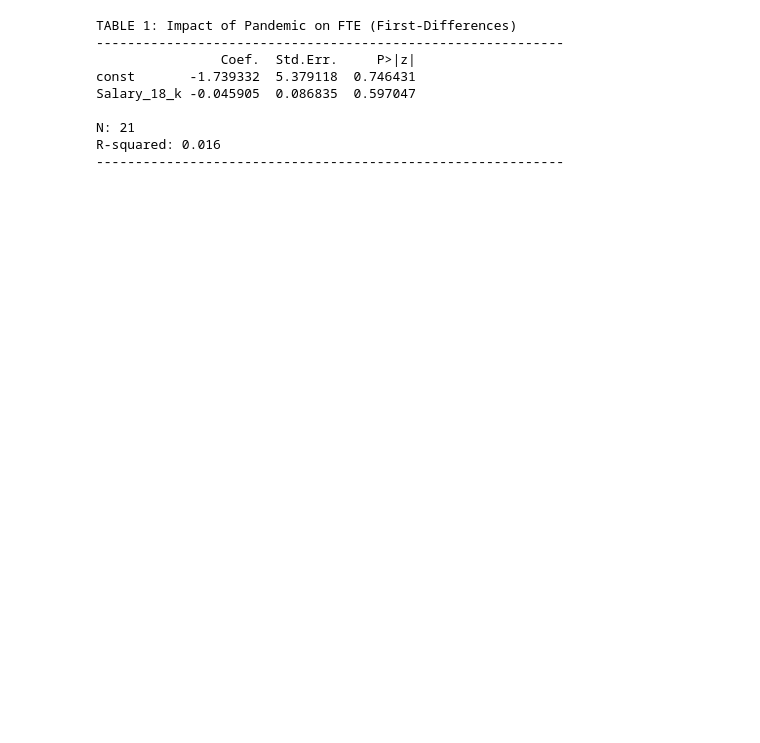
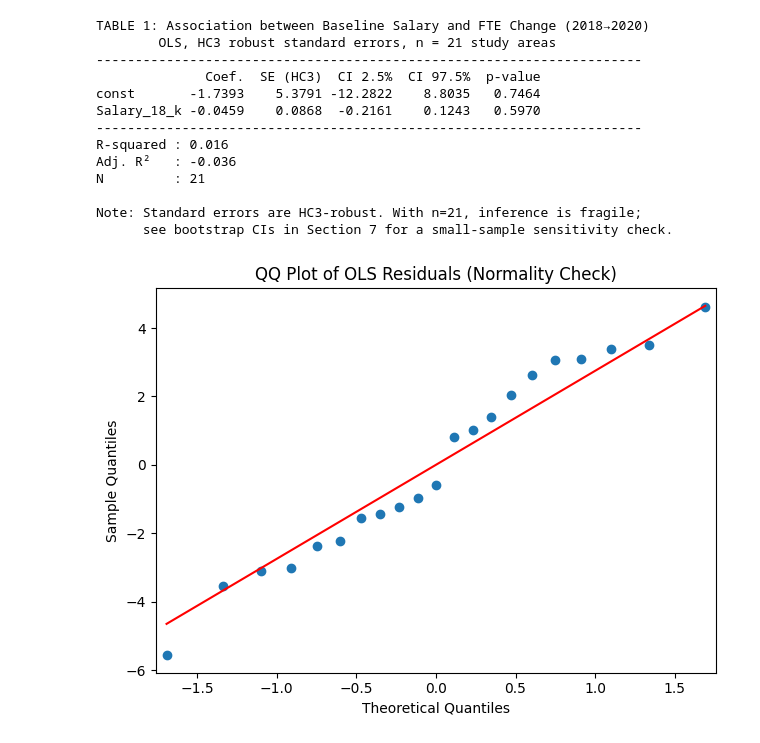
Before and after one commit to atikahtajarimim/ecc3479-project, a Jupyter notebook: code/econometric_analysis.ipynb, the cells around one changed output. Drawn from its saved outputs; the diff is of its cells as text; code cells hidden in the pictures; blank space fills up the shorter version.

```diff
--- a/code/econometric_analysis.ipynb
+++ b/code/econometric_analysis.ipynb
@@ -92,18 +168,43 @@ Below is the professional regression table reporting the coefficients and standa
 # %%
-print("TABLE 1: Impact of Pandemic on FTE (First-Differences)")
-print("-" * 60)
-summary_table = model.summary2().tables[1]
-print(summary_table[['Coef.', 'Std.Err.', 'P>|z|']])
-print(f"\nN: {int(model.nobs)}")
-print(f"R-squared: {model.rsquared:.3f}")
-print("-" * 60)
+# ── Clean regression table ───────────────────────────────────────────────────
+ci = model.conf_int()
+table = pd.DataFrame({
+    "Coef.": model.params,
+    "SE (HC3)": model.bse,
+    "CI 2.5%": ci[0],
+    "CI 97.5%": ci[1],
+    "p-value": model.pvalues
+})
+
+print("TABLE 1: Association between Baseline Salary and FTE Change (2018→2020)")
+print("        OLS, HC3 robust standard errors, n = 21 study areas")
+print("-" * 70)
+print(table.to_string(float_format="{:.4f}".format))
+print("-" * 70)
+print(f"R-squared : {model.rsquared:.3f}")
+print(f"Adj. R²   : {model.rsquared_adj:.3f}")
+print(f"N         : {int(model.nobs)}")
+print()
+print("Note: Standard errors are HC3-robust. With n=21, inference is fragile;")
+print("      see bootstrap CIs in Section 7 for a small-sample sensitivity check.")
+
+# ── QQ plot of residuals ─────────────────────────────────────────────────────
+sm.qqplot(model.resid, line="s")
+plt.title("QQ Plot of OLS Residuals (Normality Check)")
+plt.tight_layout()
+plt.show()
 # %% [output]
-TABLE 1: Impact of Pandemic on FTE (First-Differences)
-------------------------------------------------------------
-                Coef.  Std.Err.     P>|z|
-const       -1.739332  5.379118  0.746431
-Salary_18_k -0.045905  0.086835  0.597047
+TABLE 1: Association between Baseline Salary and FTE Change (2018→2020)
+        OLS, HC3 robust standard errors, n = 21 study areas
+----------------------------------------------------------------------
+              Coef.  SE (HC3)  CI 2.5%  CI 97.5%  p-value
+const       -1.7393    5.3791 -12.2822    8.8035   0.7464
+Salary_18_k -0.0459    0.0868  -0.2161    0.1243   0.5970
+----------------------------------------------------------------------
+R-squared : 0.016
+Adj. R²   : -0.036
+N         : 21
 
-N: 21
-R-squared: 0.016
-------------------------------------------------------------
+Note: Standard errors are HC3-robust. With n=21, inference is fragile;
+      see bootstrap CIs in Section 7 for a small-sample sensitivity check.
+[figure, added]
```
Also changed, not shown: parts of 12 cells of this notebook.
